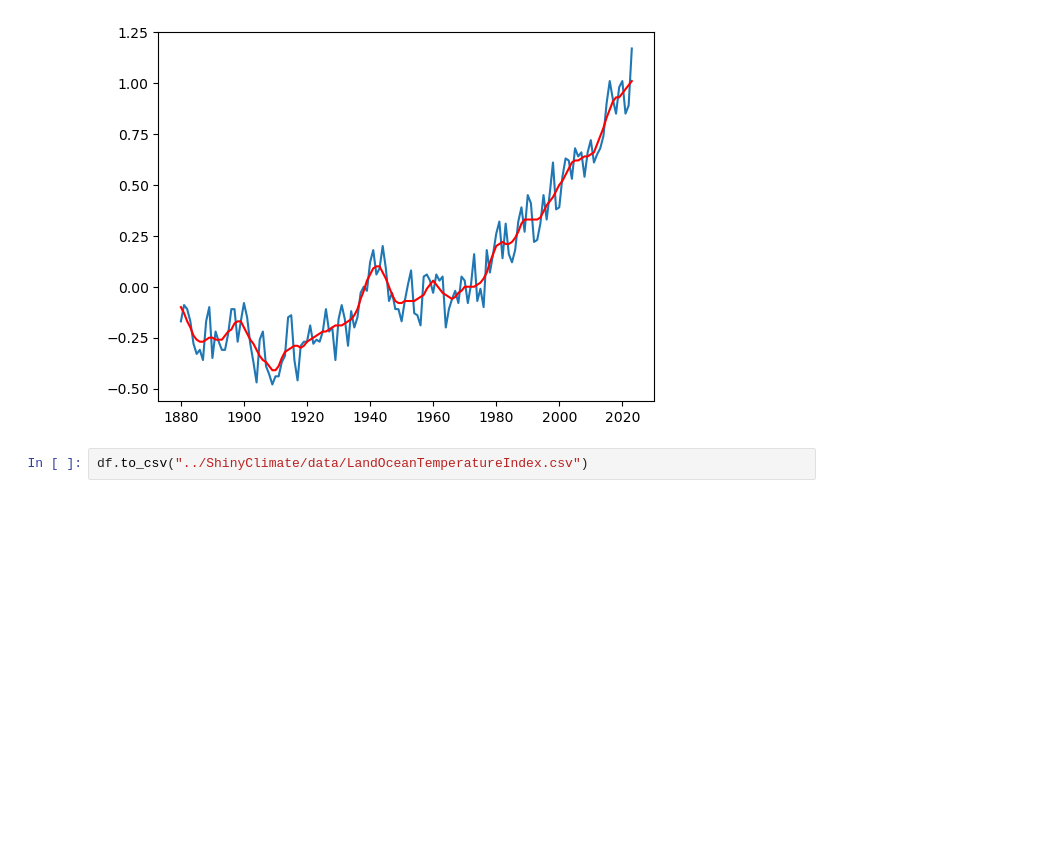
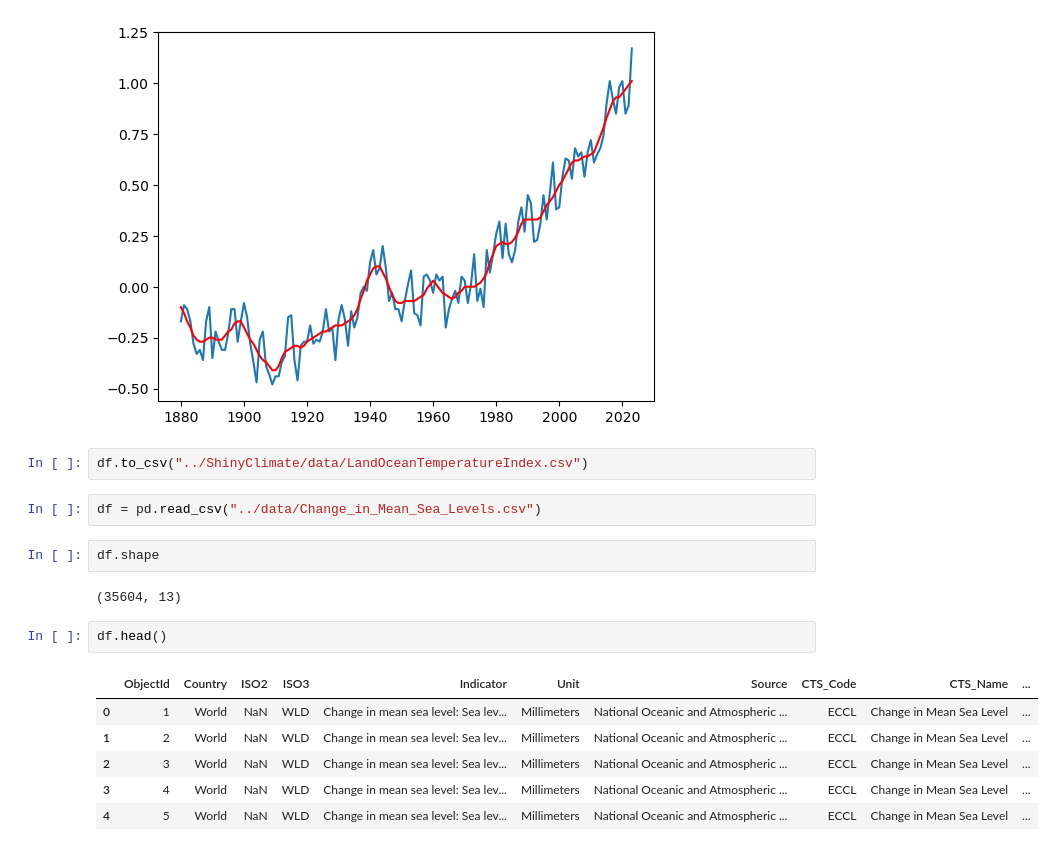
Before and after one commit to sourish33/ClimateChangeAnalysis, a Jupyter notebook: notebooks/analysis.ipynb, the cells around one changed output. Cells and saved outputs as stored; diff of their text form; blank space fills up the shorter version.

```diff
--- a/notebooks/analysis.ipynb
+++ b/notebooks/analysis.ipynb
@@ -196,3 +194,18 @@ plt.show()
 [figure]
 # %%
 df.to_csv("../ShinyClimate/data/LandOceanTemperatureIndex.csv")
+# %%
+df = pd.read_csv("../data/Change_in_Mean_Sea_Levels.csv")
+# %%
+df.shape
+# %% [output]
+(35604, 13)
+# %%
+df.head()
+# %% [output]
+|  | ObjectId | Country | ISO2 | ISO3 | Indicator | Unit | Source | CTS_Code | CTS_Name | ... |
+| 0 | 1 | World | NaN | WLD | Change in mean sea level: Sea lev... | Millimeters | National Oceanic and Atmospheric ... | ECCL | Change in Mean Sea Level | ... |
+| 1 | 2 | World | NaN | WLD | Change in mean sea level: Sea lev... | Millimeters | National Oceanic and Atmospheric ... | ECCL | Change in Mean Sea Level | ... |
+| 2 | 3 | World | NaN | WLD | Change in mean sea level: Sea lev... | Millimeters | National Oceanic and Atmospheric ... | ECCL | Change in Mean Sea Level | ... |
+| 3 | 4 | World | NaN | WLD | Change in mean sea level: Sea lev... | Millimeters | National Oceanic and Atmospheric ... | ECCL | Change in Mean Sea Level | ... |
+| 4 | 5 | World | NaN | WLD | Change in mean sea level: Sea lev... | Millimeters | National Oceanic and Atmospheric ... | ECCL | Change in Mean Sea Level | ... |
```
Also changed, not shown: parts of 7 cells of this notebook, 21 other files.
